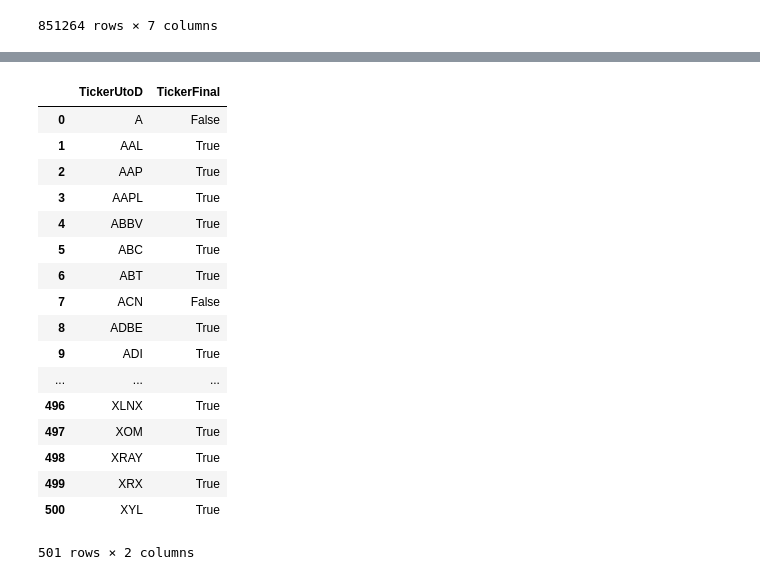
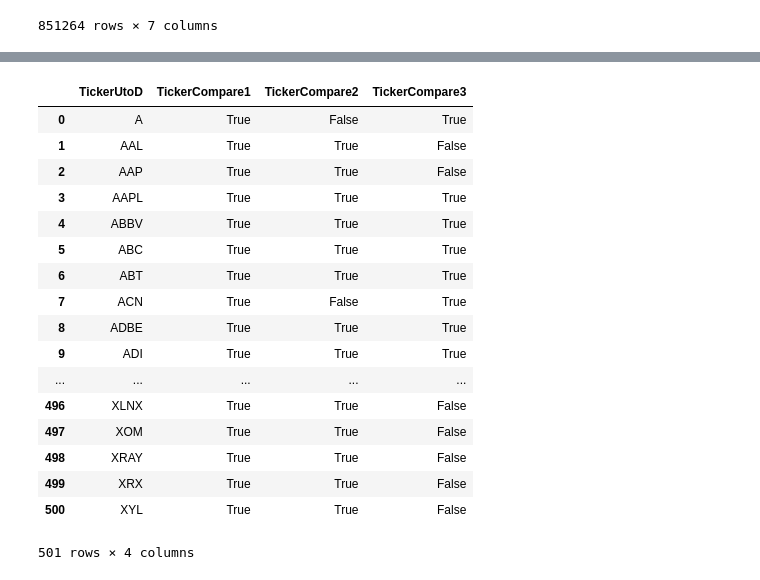
Before and after one commit to Jackson-lk/CEBD1260, a Jupyter notebook: Project/Code/Cleaning/Data_cleaning.ipynb, the cells around one changed output, grey strips where cells are left out. Cells and saved outputs as stored; diff of their text form; code cells hidden in the pictures.

```diff
--- a/Project/Code/Cleaning/Data_cleaning.ipynb
+++ b/Project/Code/Cleaning/Data_cleaning.ipynb
@@ -38,13 +42,18 @@ S_P500List = pd.DataFrame()
 S_P500List['TickerinPrice'] = df_price['symbol'].drop_duplicates().sort_values()
 S_P500List1 = pd.DataFrame()
 S_P500List1['TickerinFund'] = df_info['Ticker Symbol'].drop_duplicates().sort_values()
+S_P500List2 = pd.DataFrame()
+S_P500List2['TickerinStats'] = df_stats['Ticker'].drop_duplicates().sort_values()
+S_P500List2['TickerinStats'] = S_P500List2['TickerinStats'].str.upper()
 # reset the index
 S_P500List = S_P500List.reset_index(drop = True)
 S_P500List1 = S_P500List1.reset_index(drop = True)
-# add a 2nd col to the list
+S_P500List2 = S_P500List2.reset_index(drop = True)
+# add cols to the main list
 S_P500List['TickerinFund'] = S_P500List1['TickerinFund']
+S_P500List['TickerinStats'] = S_P500List2['TickerinStats']
 # Read the up-to-date S&P 500 List
-S_P500List2018 = pd.read_csv('F:/Users/Google Drive/Graduate Diploma/Continuing Education/CEBD 1260/Project/S&P 500/all_stocks_5yr.csv')
+S_P500List2018 = pd.read_csv('../../Dataset/Dataset_original/all_stocks_5yr.csv')
 S_P500ListCurrent = pd.DataFrame()
 S_P500ListCurrent['Ticker2'] = S_P500List2018['Name'].drop_duplicates().sort_values()
 S_P500ListCurrent = S_P500ListCurrent.reset_index(drop = True)
@@ -72,0 +82,5 @@ S_P500List
+# %%
+S_P500List['TickerCompare1'] = S_P500List.TickerUtoD.isin(S_P500List.TickerinPrice)
+S_P500List['TickerCompare2'] = S_P500List.TickerUtoD.isin(S_P500List.TickerinFund)
+S_P500List['TickerCompare3'] = S_P500List.TickerUtoD.isin(S_P500List.TickerinStats)
+S_P500List
@@ -73,25 +106,24 @@ S_P500List
 # %%
-S_P500List['TickerFinal'] = S_P500List.TickerUtoD.isin(S_P500List.TickerinFund)
-# drop the 2 now useless columns
-S_P500List = S_P500List.drop(['TickerinPrice', 'TickerinFund'], axis = 1)
+# drop the 3 now useless columns
+S_P500List = S_P500List.drop(['TickerinPrice', 'TickerinFund', 'TickerinStats'], axis = 1)
 S_P500List
 # %% [output]
-|  | TickerUtoD | TickerFinal |
-| 0 | A | False |
-| 1 | AAL | True |
-| 2 | AAP | True |
-| 3 | AAPL | True |
-| 4 | ABBV | True |
-| 5 | ABC | True |
-| 6 | ABT | True |
-| 7 | ACN | False |
-| 8 | ADBE | True |
-| 9 | ADI | True |
-| ... | ... | ... |
-| 496 | XLNX | True |
-| 497 | XOM | True |
-| 498 | XRAY | True |
-| 499 | XRX | True |
-| 500 | XYL | True |
+|  | TickerUtoD | TickerCompare1 | TickerCompare2 | TickerCompare3 |
+| 0 | A | True | False | True |
+| 1 | AAL | True | True | False |
+| 2 | AAP | True | True | False |
+| 3 | AAPL | True | True | True |
+| 4 | ABBV | True | True | True |
+| 5 | ABC | True | True | True |
+| 6 | ABT | True | True | True |
+| 7 | ACN | True | False | True |
+| 8 | ADBE | True | True | True |
+| 9 | ADI | True | True | True |
+| ... | ... | ... | ... | ... |
+| 496 | XLNX | True | True | False |
+| 497 | XOM | True | True | False |
+| 498 | XRAY | True | True | False |
+| 499 | XRX | True | True | False |
+| 500 | XYL | True | True | False |
-501 rows × 2 columns
+501 rows × 4 columns
 # %%
```
Also changed, not shown: parts of 9 cells of this notebook.
